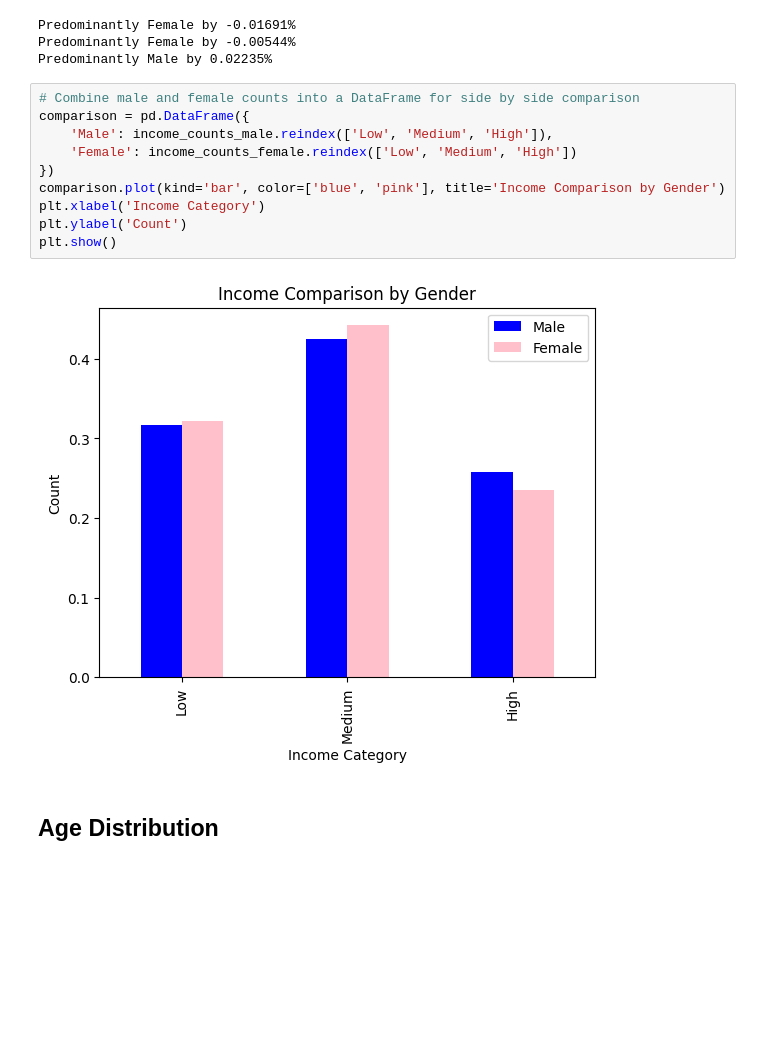
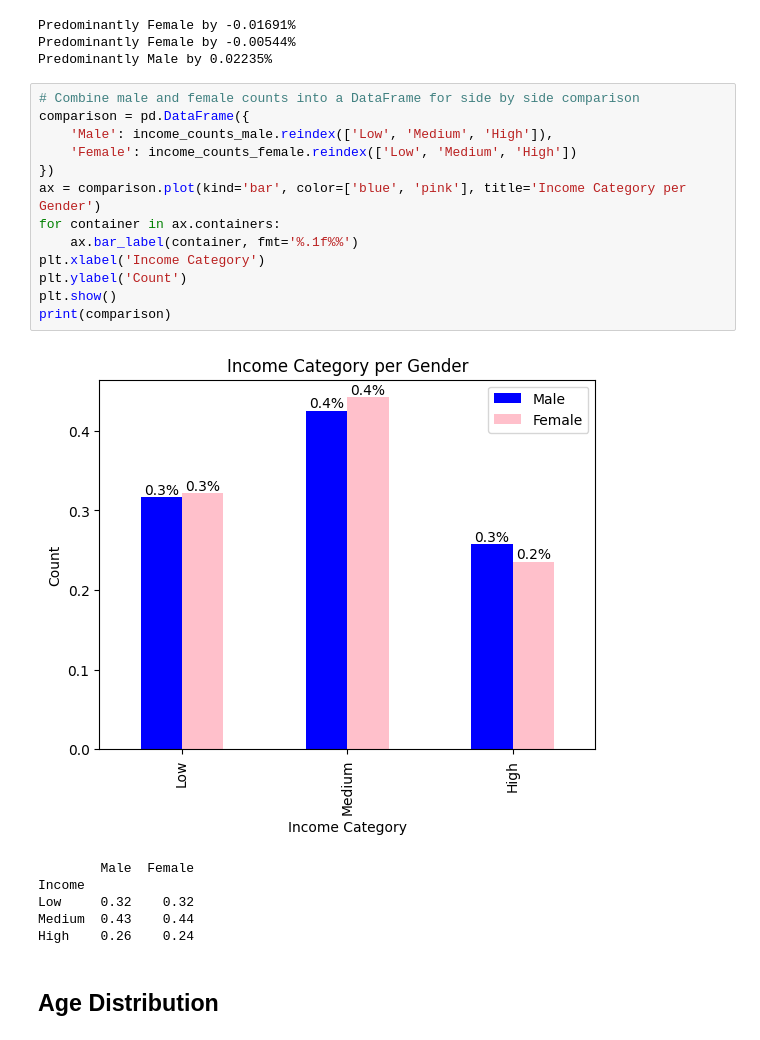
Before and after one commit to JohnnyLiang-OTU/retail_analysis, a Jupyter notebook: main.ipynb, the cells around one changed output. Drawn from its saved outputs; the diff is of its cells as text; blank space fills up the shorter version.

```diff
--- a/main.ipynb
+++ b/main.ipynb
@@ -72,15 +72,23 @@ Predominantly Male by 0.02235%
 # %%
 # Combine male and female counts into a DataFrame for side by side comparison
 comparison = pd.DataFrame({
     'Male': income_counts_male.reindex(['Low', 'Medium', 'High']),
     'Female': income_counts_female.reindex(['Low', 'Medium', 'High'])
 })
-comparison.plot(kind='bar', color=['blue', 'pink'], title='Income Comparison by Gender')
+ax = comparison.plot(kind='bar', color=['blue', 'pink'], title='Income Category per Gender')
+for container in ax.containers:
+    ax.bar_label(container, fmt='%.1f%%')
 plt.xlabel('Income Category')
 plt.ylabel('Count')
 plt.show()
+print(comparison)
 # %% [output]
-[figure, old version]
+[figure, new version]
+        Male  Female
+Income
+Low     0.32    0.32
+Medium  0.43    0.44
+High    0.26    0.24
 # %% [markdown]
 ## Age Distribution
 # %%
```
Also changed, not shown: parts of 5 cells of this notebook, 7 other files.
